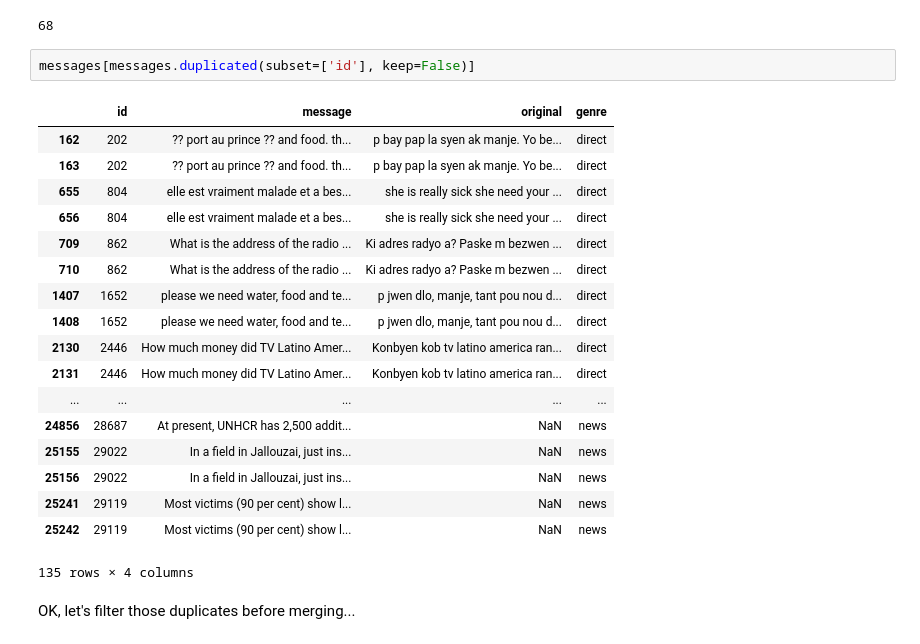
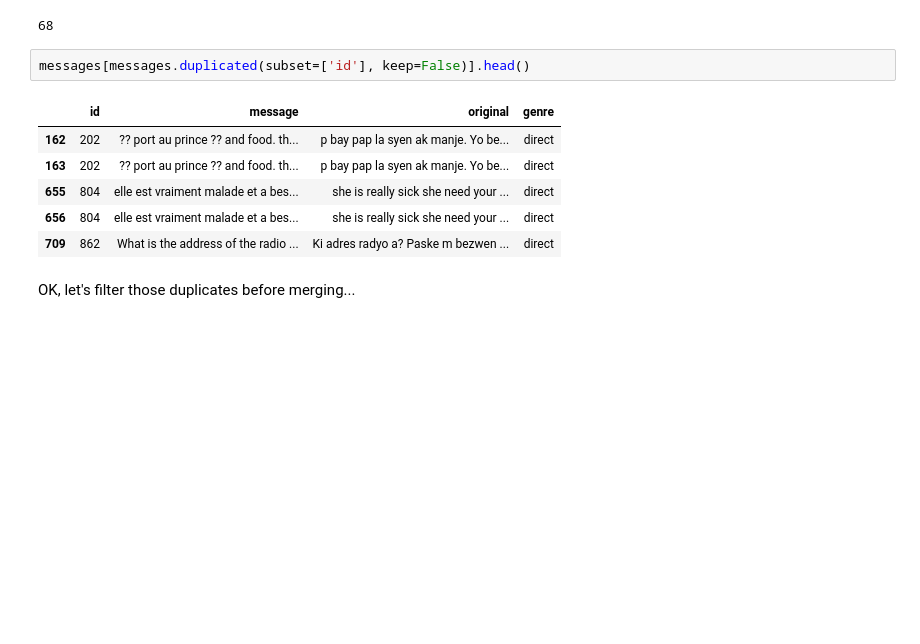
Before and after one commit to mtasende/disaster-response, a Jupyter notebook: notebooks/ETL Pipeline Preparation.ipynb, the cells around one changed output. Saved outputs shown, nothing was run; the diff lists cells and outputs as text; blank space fills up the shorter version.

```diff
--- a/notebooks/ETL Pipeline Preparation.ipynb
+++ b/notebooks/ETL Pipeline Preparation.ipynb
@@ -74,26 +76,14 @@ duplicated_mess_ids
 # %% [output]
 68
 # %%
-messages[messages.duplicated(subset=['id'], keep=False)]
+messages[messages.duplicated(subset=['id'], keep=False)].head()
 # %% [output]
 |  | id | message | original | genre |
 | 162 | 202 | ?? port au prince ?? and food. th... | p bay pap la syen ak manje. Yo be... | direct |
 | 163 | 202 | ?? port au prince ?? and food. th... | p bay pap la syen ak manje. Yo be... | direct |
 | 655 | 804 | elle est vraiment malade et a bes... | she is really sick she need your ... | direct |
 | 656 | 804 | elle est vraiment malade et a bes... | she is really sick she need your ... | direct |
 | 709 | 862 | What is the address of the radio ... | Ki adres radyo a? Paske m bezwen ... | direct |
-| 710 | 862 | What is the address of the radio ... | Ki adres radyo a? Paske m bezwen ... | direct |
-| 1407 | 1652 | please we need water, food and te... | p jwen dlo, manje, tant pou nou d... | direct |
-| 1408 | 1652 | please we need water, food and te... | p jwen dlo, manje, tant pou nou d... | direct |
-| 2130 | 2446 | How much money did TV Latino Amer... | Konbyen kob tv latino america ran... | direct |
-| 2131 | 2446 | How much money did TV Latino Amer... | Konbyen kob tv latino america ran... | direct |
-| ... | ... | ... | ... | ... |
-| 24856 | 28687 | At present, UNHCR has 2,500 addit... | NaN | news |
-| 25155 | 29022 | In a field in Jallouzai, just ins... | NaN | news |
-| 25156 | 29022 | In a field in Jallouzai, just ins... | NaN | news |
-| 25241 | 29119 | Most victims (90 per cent) show l... | NaN | news |
-| 25242 | 29119 | Most victims (90 per cent) show l... | NaN | news |
-135 rows × 4 columns
 # %% [markdown]
 OK, let's filter those duplicates before merging...
 # %%
```
Also changed, not shown: parts of 15 cells of this notebook.
